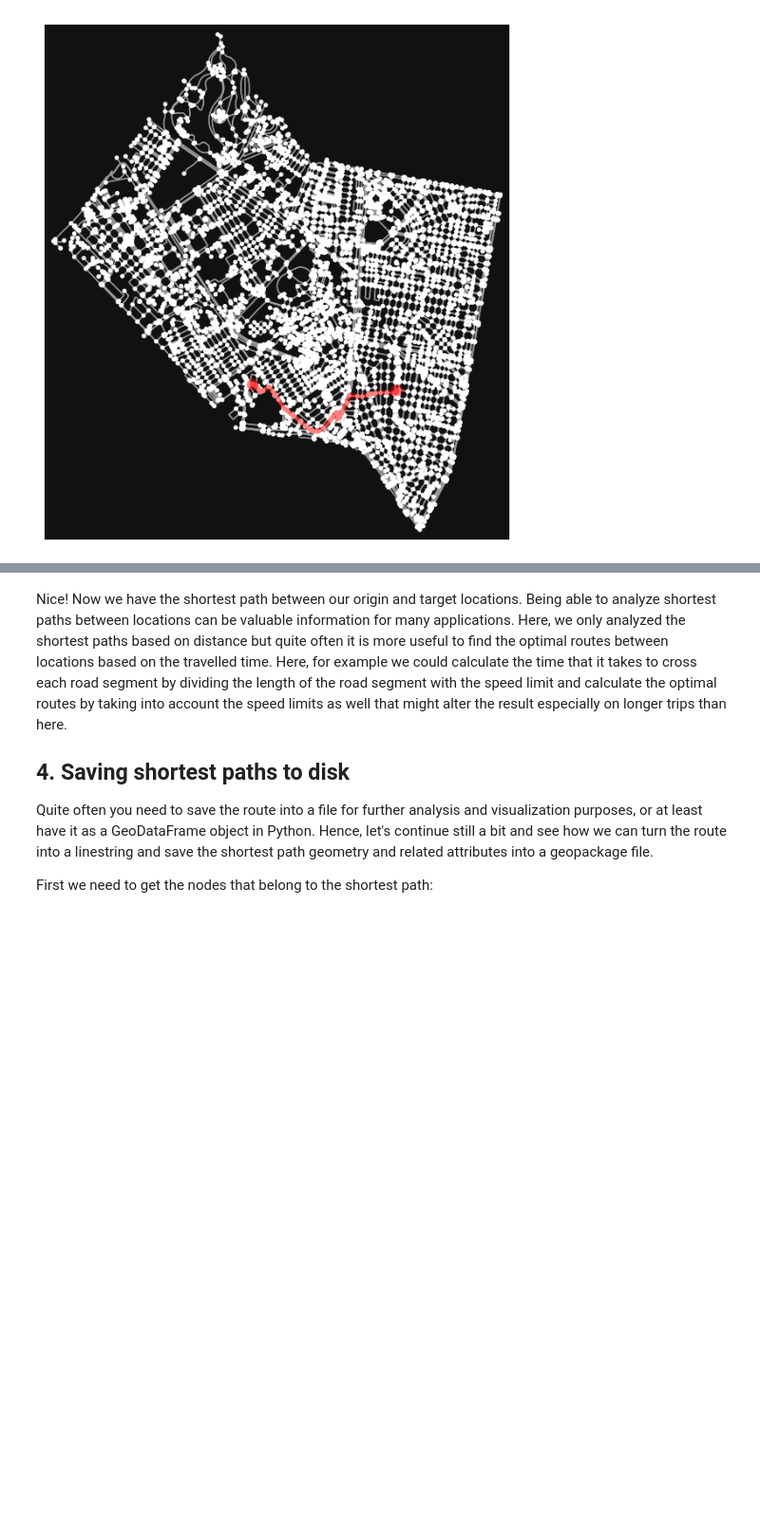
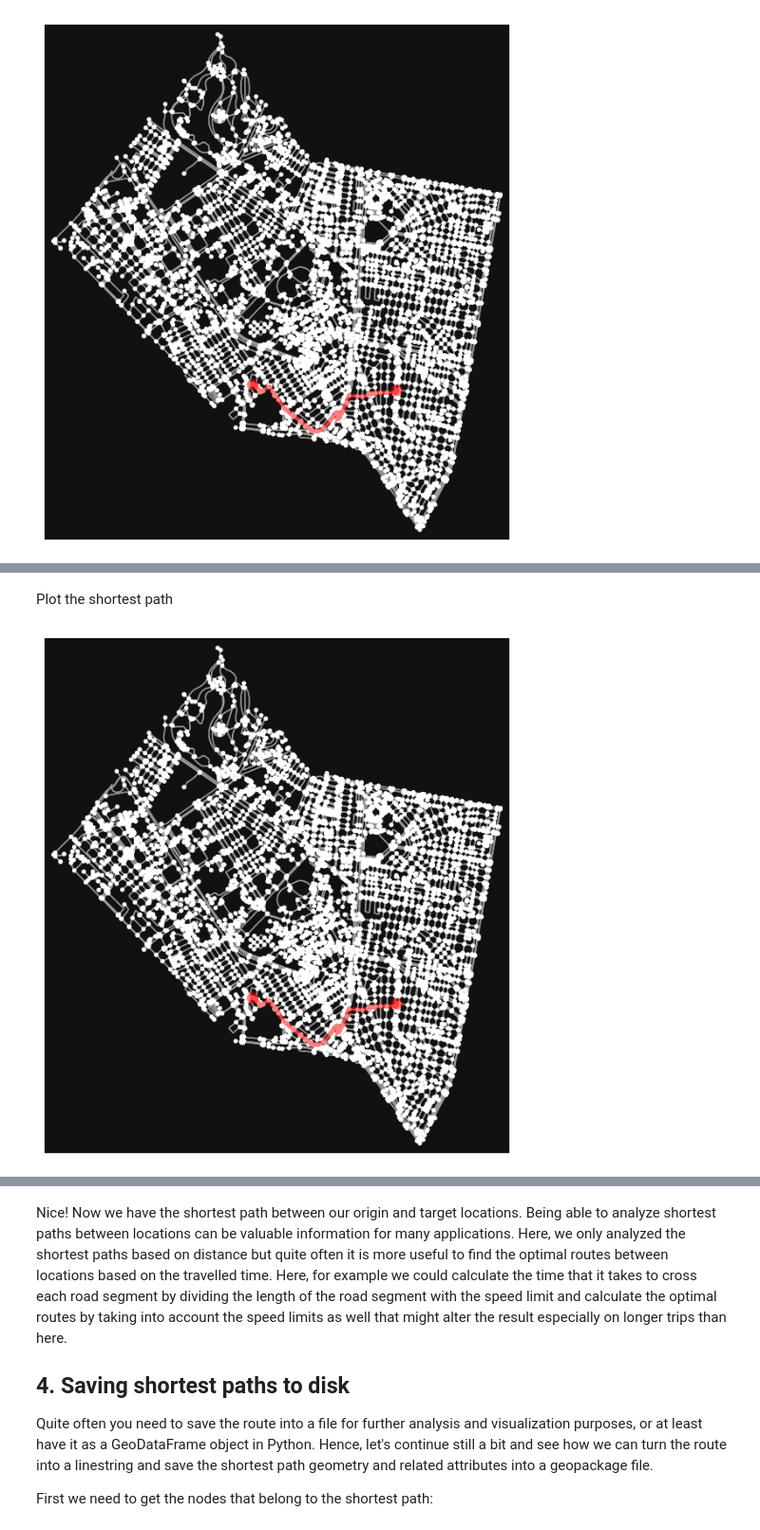
Before and after one commit to aliciaarevalor/network_analysis, a Jupyter notebook: Workshop3_AliciaArevalo.ipynb, the cells around one changed output, grey strips where cells are left out. Shown at 95% size. Cells and saved outputs as stored; diff of their text form; code cells hidden in the pictures; blank space fills up the shorter version.

```diff
--- a/Workshop3_AliciaArevalo.ipynb
+++ b/Workshop3_AliciaArevalo.ipynb
@@ -387,0 +372,3 @@ fig, ax = osmnx.plot_graph_route(graph, route)
+# %%
+astar_route = nx.astar_path(graph, origin_node_id, destination_node_id, weight="length")
+astar_route
@@ -387,0 +393,7 @@ fig, ax = osmnx.plot_graph_route(graph, route)
+# %% [markdown]
+Plot the shortest path
+# %%
+# Plot the shortest path
+fig, ax = osmnx.plot_graph_route(graph, astar_route)
+# %% [output]
+[figure, added]
```
Also changed, not shown: parts of 53 cells of this notebook, 1 other file.
